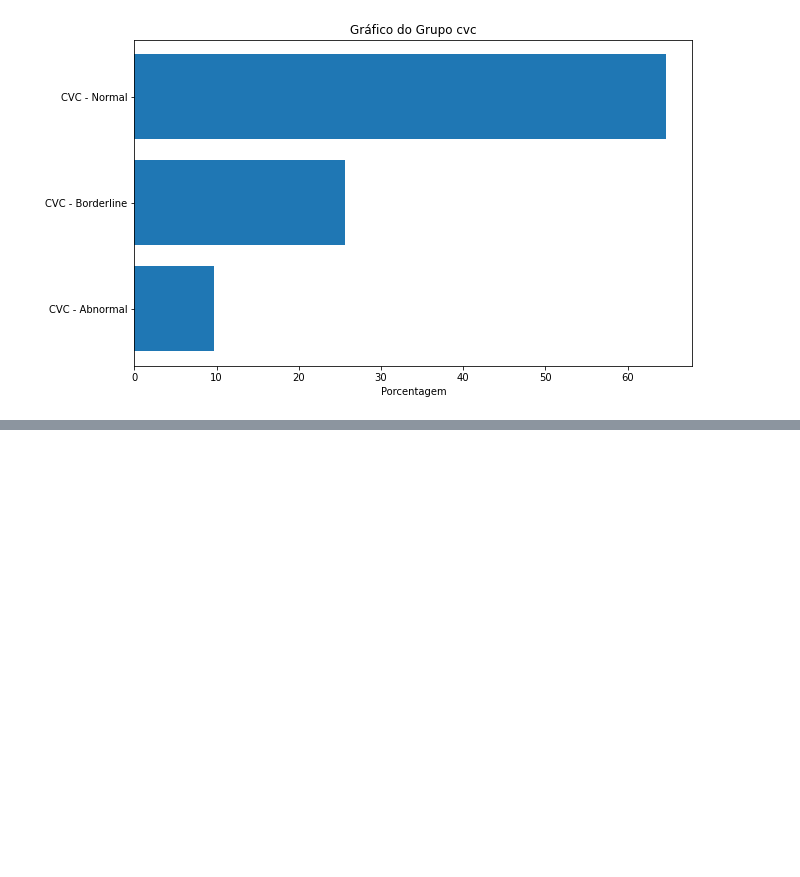
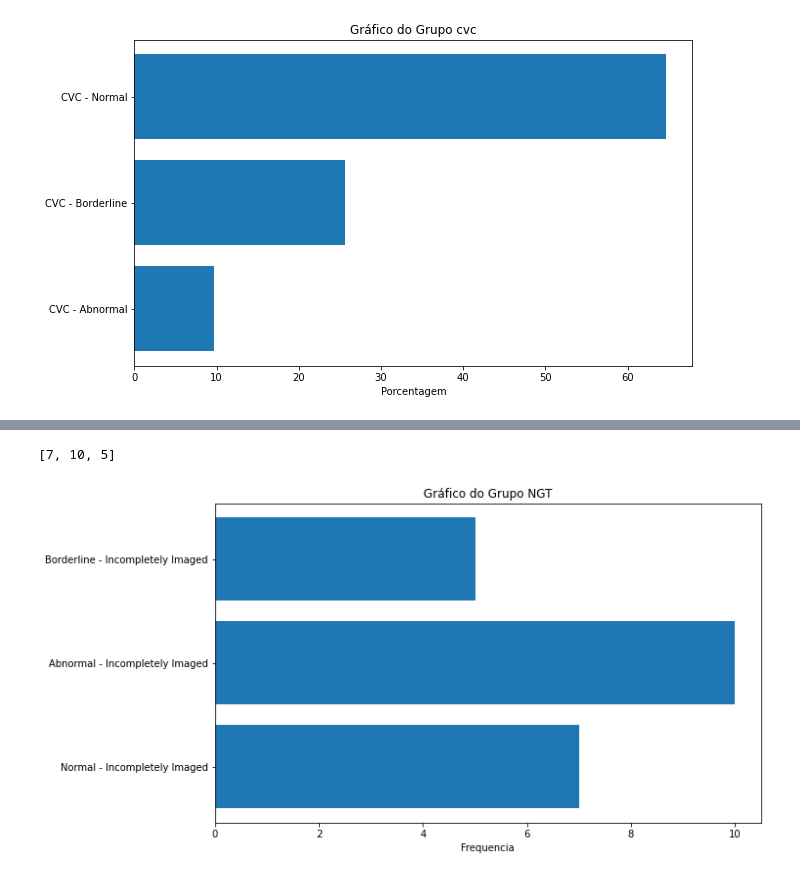
Before and after one commit to bjbomfim/CatheterClassify, a Jupyter notebook: Analise_Dataset_Train/AnaliseDataset.ipynb, the cells around one changed output, grey strips where cells are left out. Cells and saved outputs as stored; diff of their text form; code cells hidden in the pictures; blank space fills up the shorter version.

```diff
--- a/Analise_Dataset_Train/AnaliseDataset.ipynb
+++ b/Analise_Dataset_Train/AnaliseDataset.ipynb
@@ -186,0 +379,24 @@ memory usage: 1.2+ MB
+# %%
+ngt_inconclisive = raio_x_invasive_proce.loc[(raio_x_invasive_proce['NGT - Abnormal'] == 0)&(raio_x_invasive_proce['NGT - Borderline'] == 0)&(raio_x_invasive_proce['NGT - Incompletely Imaged'] == 1)&(raio_x_invasive_proce['NGT - Normal'] == 0)].count()['NGT - Abnormal']
+ngt_inconclisive_normal = raio_x_invasive_proce.loc[(raio_x_invasive_proce['NGT - Abnormal'] == 0)&(raio_x_invasive_proce['NGT - Borderline'] == 0)&(raio_x_invasive_proce['NGT - Incompletely Imaged'] == 1)&(raio_x_invasive_proce['NGT - Normal'] == 1)].count()['NGT - Abnormal']
+ngt_inconclisive_abnormal = raio_x_invasive_proce.loc[(raio_x_invasive_proce['NGT - Abnormal'] == 1)&(raio_x_invasive_proce['NGT - Borderline'] == 0)&(raio_x_invasive_proce['NGT - Incompletely Imaged'] == 1)&(raio_x_invasive_proce['NGT - Normal'] == 0)].count()['NGT - Abnormal']
+ngt_inconclisive_borderline = raio_x_invasive_proce.loc[(raio_x_invasive_proce['NGT - Abnormal'] == 0)&(raio_x_invasive_proce['NGT - Borderline'] == 1)&(raio_x_invasive_proce['NGT - Incompletely Imaged'] == 1)&(raio_x_invasive_proce['NGT - Normal'] == 0)].count()['NGT - Abnormal']
+ngt_inconclisive_normal_borderline = raio_x_invasive_proce.loc[(raio_x_invasive_proce['NGT - Abnormal'] == 0)&(raio_x_invasive_proce['NGT - Borderline'] == 1)&(raio_x_invasive_proce['NGT - Incompletely Imaged'] == 1)&(raio_x_invasive_proce['NGT - Normal'] == 1)].count()['NGT - Abnormal']
+ngt_inconclisive_normal_abnormal = raio_x_invasive_proce.loc[(raio_x_invasive_proce['NGT - Abnormal'] == 1)&(raio_x_invasive_proce['NGT - Borderline'] == 0)&(raio_x_invasive_proce['NGT - Incompletely Imaged'] == 1)&(raio_x_invasive_proce['NGT - Normal'] == 1)].count()['NGT - Abnormal']
+ngt_inconclisive_abnormal_borderline = raio_x_invasive_proce.loc[(raio_x_invasive_proce['NGT - Abnormal'] == 1)&(raio_x_invasive_proce['NGT - Borderline'] == 1)&(raio_x_invasive_proce['NGT - Incompletely Imaged'] == 1)&(raio_x_invasive_proce['NGT - Normal'] == 0)].count()['NGT - Abnormal']
+ngt_inconclisive_abnormal_borderline_normal = raio_x_invasive_proce.loc[(raio_x_invasive_proce['NGT - Abnormal'] == 1)&(raio_x_invasive_proce['NGT - Borderline'] == 1)&(raio_x_invasive_proce['NGT - Incompletely Imaged'] == 1)&(raio_x_invasive_proce['NGT - Normal'] == 1)].count()['NGT - Abnormal']
+
+
+ngt_multiples = [ 'Normal - Incompletely Imaged', 'Abnormal - Incompletely Imaged', 'Borderline - Incompletely Imaged']
+ngt_multiples_values = [ngt_inconclisive_normal, ngt_inconclisive_abnormal, ngt_inconclisive_borderline]
+print(ngt_multiples_values)
+plt.figure(figsize=(10, 6))
+plt.barh(ngt_multiples, ngt_multiples_values)
+
+plt.xlabel('Frequencia')
+plt.title('Gráfico do Grupo NGT')
+
+plt.show()
+# %% [output]
+[7, 10, 5]
+[figure, added]
```
Also changed, not shown: parts of 18 cells of this notebook.
